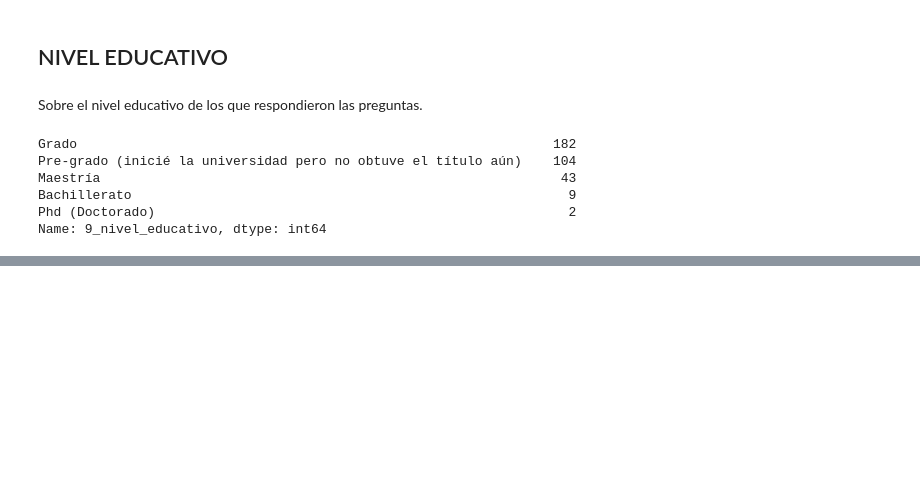
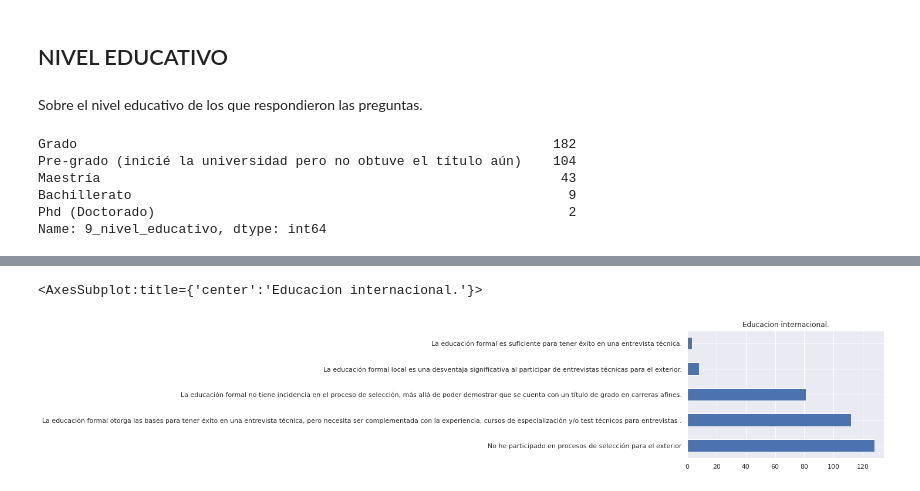
Before and after one commit to TorrezMN/Data_Science, a Jupyter notebook: notebooks/Notebooks/educacion.ipynb, the cells around one changed output, grey strips where cells are left out. Cells and saved outputs as stored; diff of their text form; code cells hidden in the pictures; blank space fills up the shorter version.

```diff
--- a/notebooks/Notebooks/educacion.ipynb
+++ b/notebooks/Notebooks/educacion.ipynb
@@ -62,0 +113,5 @@ df['9_nivel_educativo'].value_counts().plot(kind='barh')
+# %%
+ed_internacional.plot(kind='barh', title='Educacion internacional.')
+# %% [output]
+<AxesSubplot:title={'center':'Educacion internacional.'}>
+[figure, added]
```
Also changed, not shown: parts of 11 cells of this notebook, 12 other files.
